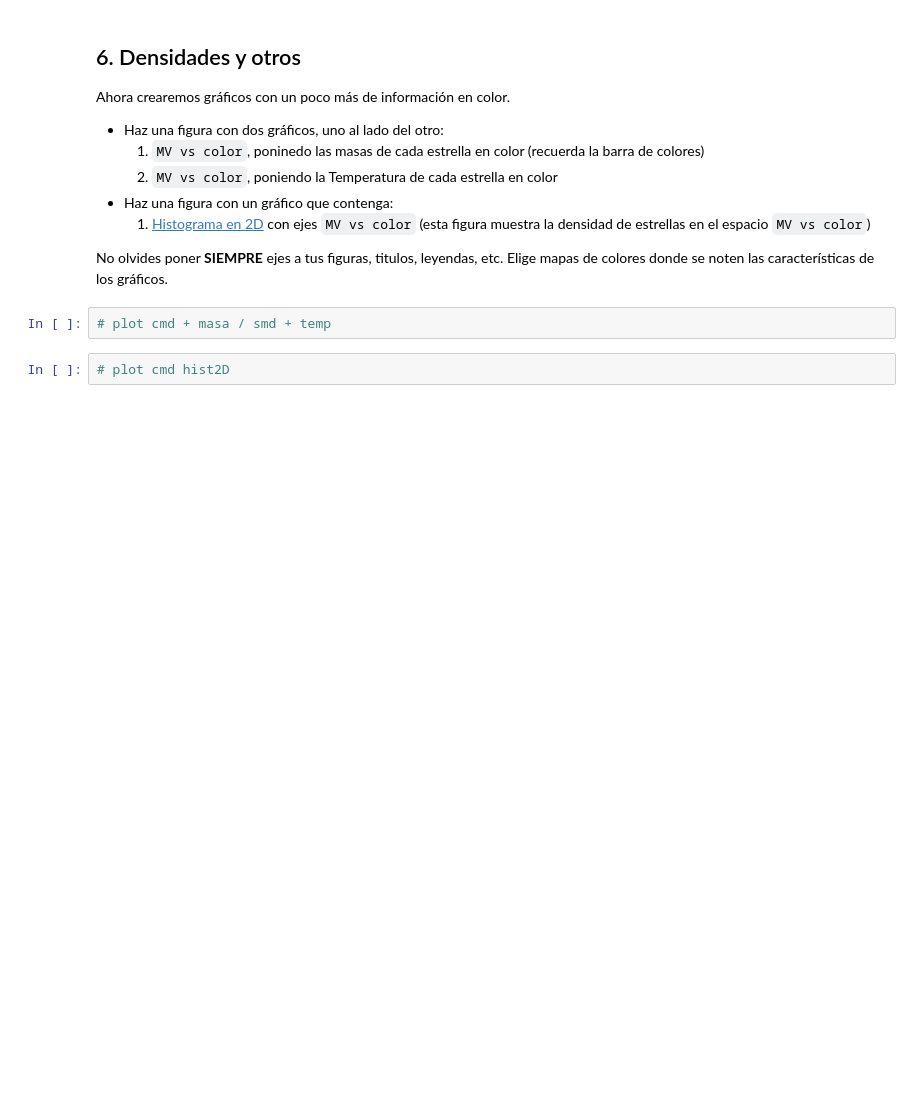
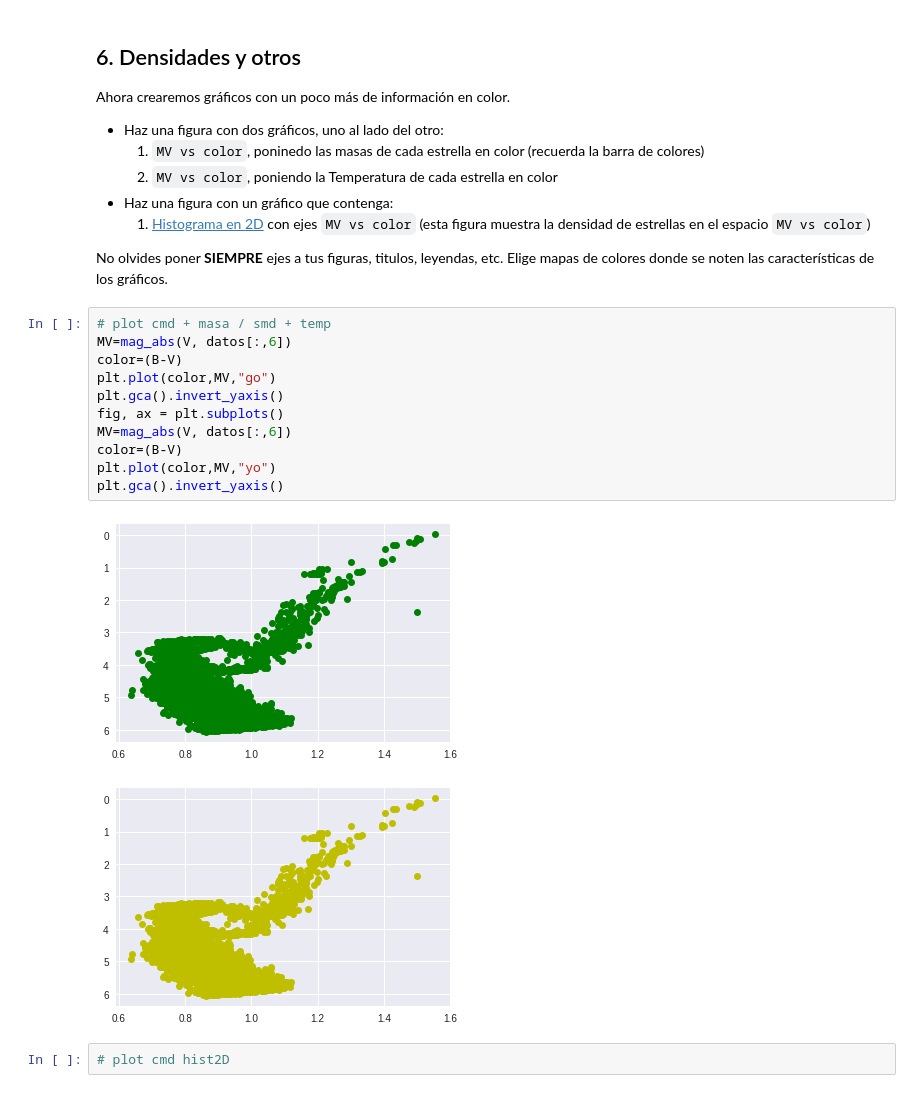
Before and after one commit to felipe34asaav/minitarea2, a Jupyter notebook: minitarea2.ipynb, the cells around one changed output. Drawn from its saved outputs; the diff is of its cells as text; blank space fills up the shorter version.

```diff
--- a/minitarea2.ipynb
+++ b/minitarea2.ipynb
@@ -182,7 +184,19 @@ Ahora crearemos gráficos con un poco más de información en color.
     1. [Histograma en 2D](https://matplotlib.org/api/_as_gen/matplotlib.pyplot.hist2d.html) con ejes `MV vs color` (esta figura muestra la densidad de estrellas en el espacio `MV vs color`)
 
 No olvides poner **SIEMPRE** ejes a tus figuras, titulos, leyendas, etc. Elige mapas de colores donde se noten las características de los gráficos.
-# %%
-# plot cmd + masa / smd + temp
+# %%
+# plot cmd + masa / smd + temp
+MV=mag_abs(V, datos[:,6])
+color=(B-V)
+plt.plot(color,MV,"go")
+plt.gca().invert_yaxis()
+fig, ax = plt.subplots()
+MV=mag_abs(V, datos[:,6])
+color=(B-V)
+plt.plot(color,MV,"yo")
+plt.gca().invert_yaxis()
+# %% [output]
+[figure, added]
+[figure, added]
 # %%
 # plot cmd hist2D
```
Also changed, not shown: parts of 2 cells of this notebook.
